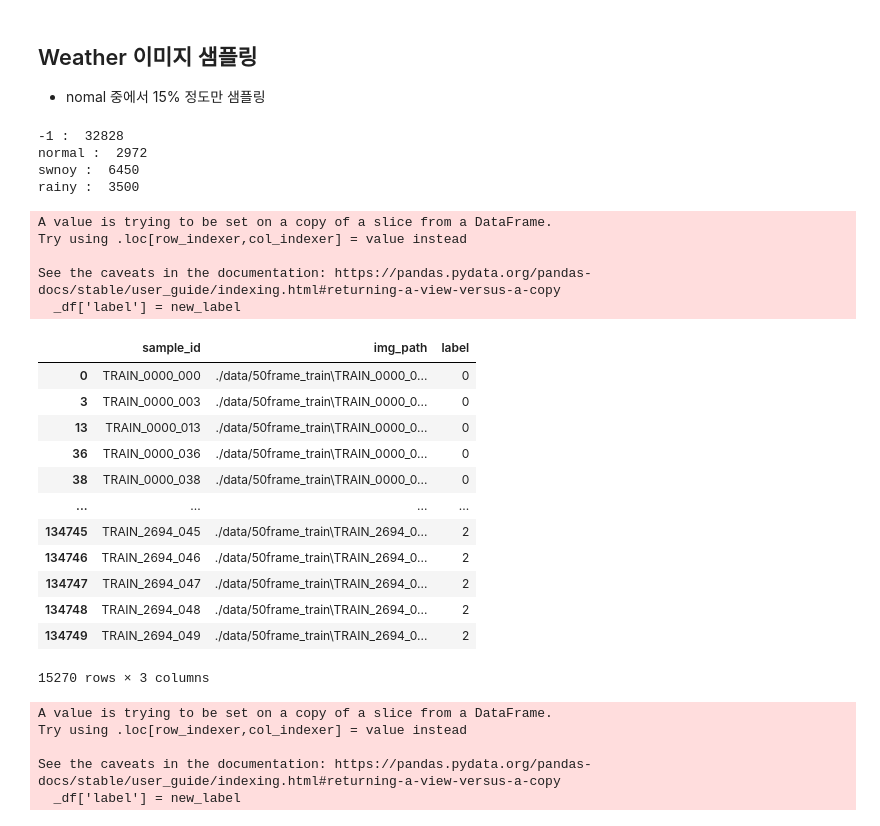
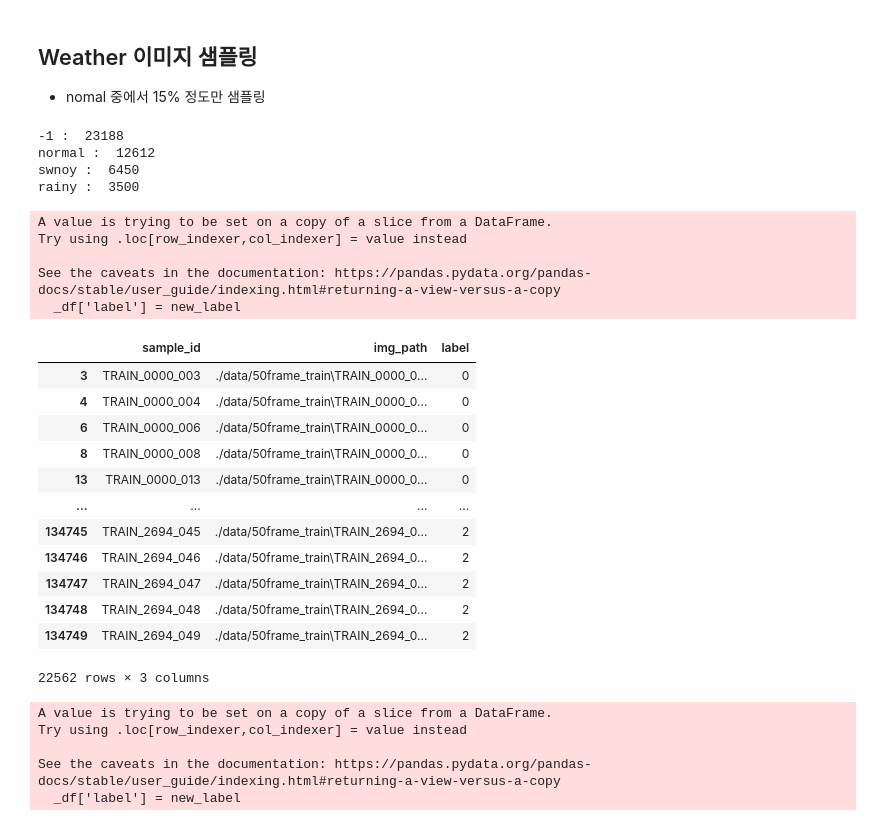
Before and after one commit to quhb2455/toy, a Jupyter notebook: car_crash_analyze/code_test.ipynb, the cells around one changed output. Cells and saved outputs as stored; diff of their text form; code cells hidden in the pictures.

```diff
--- a/car_crash_analyze/code_test.ipynb
+++ b/car_crash_analyze/code_test.ipynb
@@ -389,0 +465,2 @@ plt.imshow(img)
+# %%
+preds_2, _ = predictor_2.run()
@@ -389,0 +473,32 @@ plt.imshow(img)
+# %%
+pred_list = []
+p_thrs = 5
+
+for i in range(0, len(preds_1), 50) :
+    # label_0 = preds_1[i : i+50].count(0) + preds_2[i : i+50].count(0)
+    # label_1 = preds_1[i : i+50].count(1) + preds_2[i : i+50].count(1)
+    # label_2 = preds_1[i : i+50].count(2) + preds_2[i : i+50].count(2)
+
+    # if label_1 > p_thrs or label_2 > p_thrs:
+    #     p_1 = 1 if label_1 > label_2 else 2
+    # else :
+    #     p_1 = 0
+
+    # if preds_1[i : i+50].count(1) > p_thrs or preds_1[i : i+50].count(2) > p_thrs:
+    #     p_1 = 1 if preds_1[i : i+50].count(1) > preds_1[i : i+50].count(2) else 2
+    # else :
+    #     p_1 = 0
+
+    if preds_2[i : i+50].count(1) > p_thrs or preds_2[i : i+50].count(2) > p_thrs:
+        p_1 = 1 if preds_2[i : i+50].count(1) > preds_2[i : i+50].count(2) else 2
+    else :
+        p_1 = 0
+
+
+    # print([preds_1[i : i+50].count(0), preds_1[i : i+50].count(1), preds_1[i : i+50].count(2)])
+    print([preds_2[i : i+50].count(0), preds_2[i : i+50].count(1), preds_2[i : i+50].count(2)])
+
+    # print(int(i/50), [label_0, label_1, label_2])
+
+    # pred_list.append([p_1, p_2, p_3])
+    pred_list.append(p_1)
@@ -389,0 +540,7 @@ plt.imshow(img)
+# %%
+df = read_csv("./data/0class_weather.csv")
+new_label = []
+for idx, p in enumerate(tqdm(pred_list)) :
+    new_label.extend([p]*50)
+display(len(df))
+display(len(new_label))
@@ -628,7 +945,7 @@ for idx, label in enumerate(_df['label']) :
 
     # normal
     if label in [1,2,7,8] :
-        if np.random.binomial(n=1, p=0.08, size=1) == 1:
+        if np.random.binomial(n=1, p=0.35, size=1) == 1:
             new_label.append(0)
             df_list.append(idx)
         else :
@@ -647,35 +964,35 @@ print("normal : ",new_label.count(0))
 print("swnoy : ",new_label.count(1))
 print("rainy : ",new_label.count(2))
 # %% [output]
--1 :  32828
-normal :  2972
+-1 :  23188
+normal :  12612
 swnoy :  6450
 rainy :  3500
 # %%
 _df['label'] = new_label
 _df = _df.iloc[df_list]
-path = "./data/50f_weather_0.15Normal_train.csv"
+path = "./data/50f_weather_0.35Normal_train.csv"
 _df.to_csv(path, index=False)
 _df
 # %% [output]
 A value is trying to be set on a copy of a slice from a DataFrame.
 Try using .loc[row_indexer,col_indexer] = value instead
 
 See the caveats in the documentation: https://pandas.pydata.org/pandas-docs/stable/user_guide/indexing.html#returning-a-view-versus-a-copy
   _df['label'] = new_label
 |  | sample_id | img_path | label |
-| 0 | TRAIN_0000_000 | ./data/50frame_train\TRAIN_0000_0... | 0 |
 | 3 | TRAIN_0000_003 | ./data/50frame_train\TRAIN_0000_0... | 0 |
+| 4 | TRAIN_0000_004 | ./data/50frame_train\TRAIN_0000_0... | 0 |
+| 6 | TRAIN_0000_006 | ./data/50frame_train\TRAIN_0000_0... | 0 |
+| 8 | TRAIN_0000_008 | ./data/50frame_train\TRAIN_0000_0... | 0 |
 | 13 | TRAIN_0000_013 | ./data/50frame_train\TRAIN_0000_0... | 0 |
-| 36 | TRAIN_0000_036 | ./data/50frame_train\TRAIN_0000_0... | 0 |
-| 38 | TRAIN_0000_038 | ./data/50frame_train\TRAIN_0000_0... | 0 |
 | ... | ... | ... | ... |
 | 134745 | TRAIN_2694_045 | ./data/50frame_train\TRAIN_2694_0... | 2 |
 | 134746 | TRAIN_2694_046 | ./data/50frame_train\TRAIN_2694_0... | 2 |
 | 134747 | TRAIN_2694_047 | ./data/50frame_train\TRAIN_2694_0... | 2 |
 | 134748 | TRAIN_2694_048 | ./data/50frame_train\TRAIN_2694_0... | 2 |
 | 134749 | TRAIN_2694_049 | ./data/50frame_train\TRAIN_2694_0... | 2 |
-15270 rows × 3 columns
+22562 rows × 3 columns
 # %%
 _df['label'] = new_label
 _df = _df.iloc[df_list]
```
Also changed, not shown: parts of 59 cells of this notebook, 7 other files.
